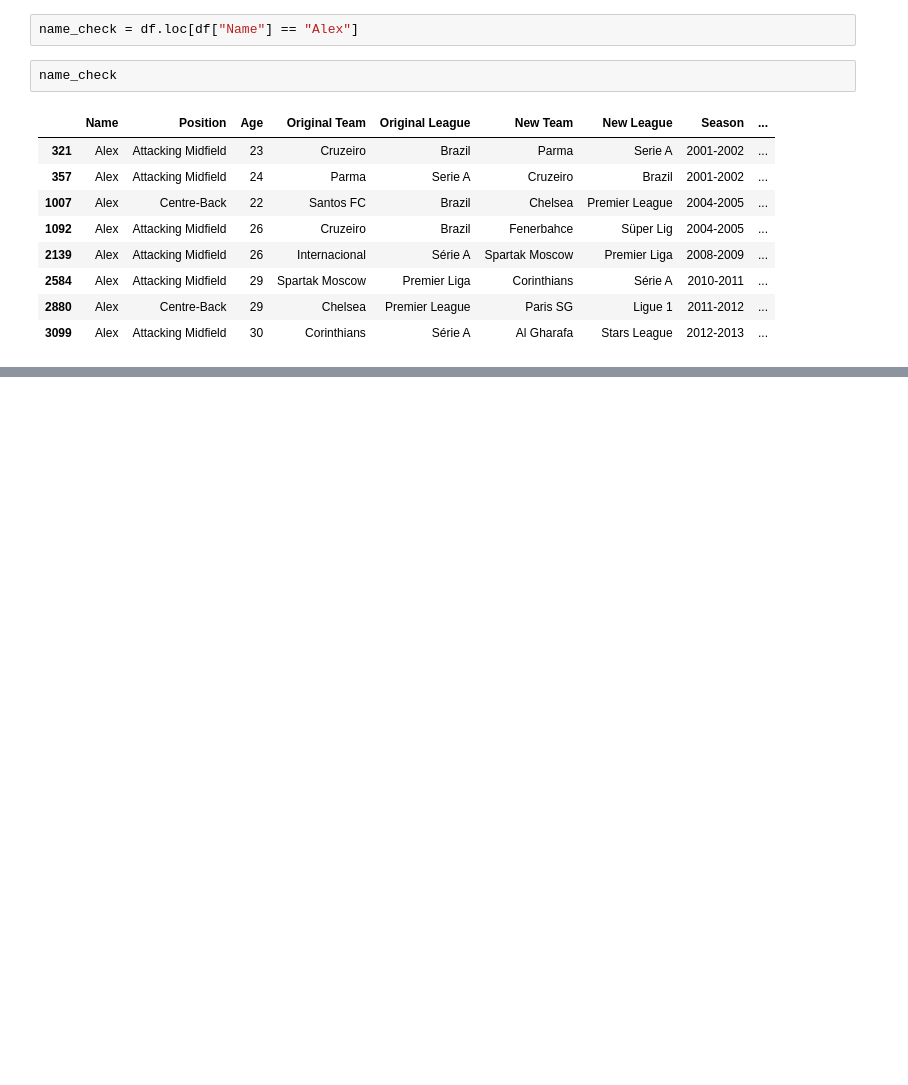
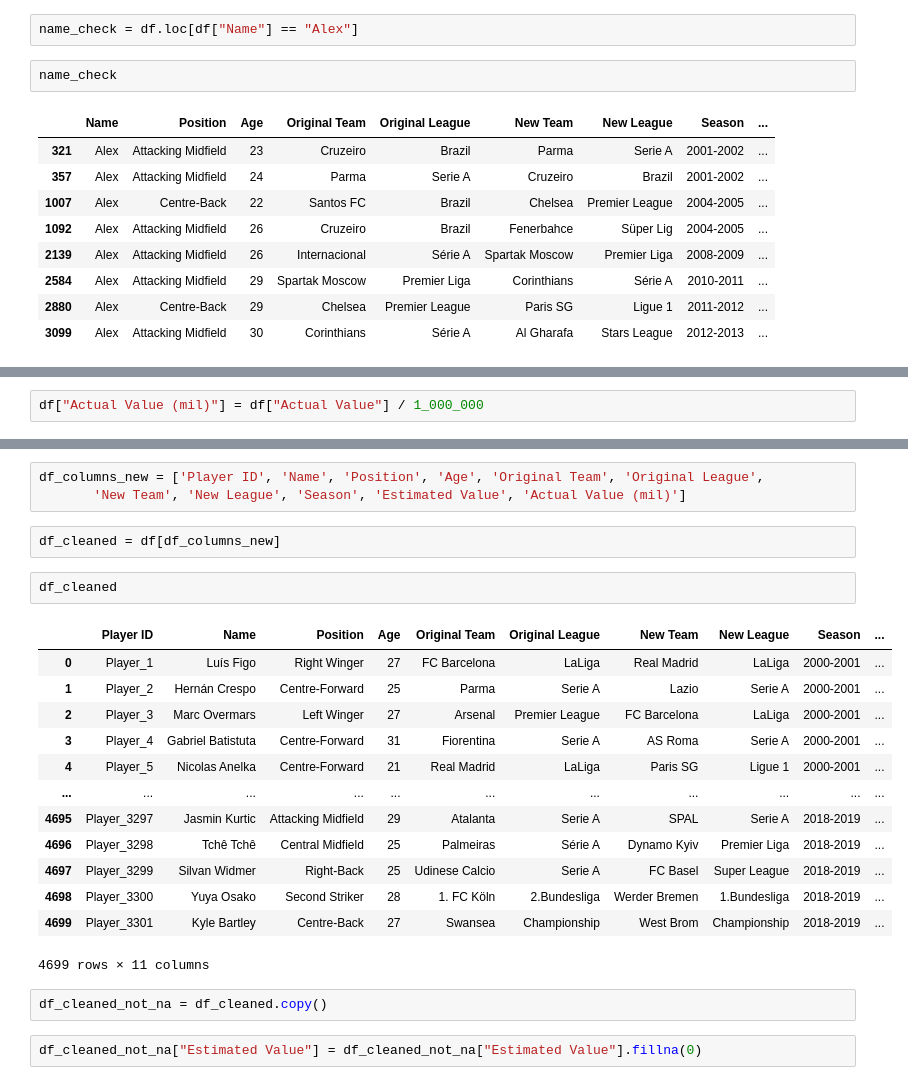
Before and after one commit to Tap4J/Csob, a Jupyter notebook: exploratory_analysis.ipynb, the cells around one changed output, grey strips where cells are left out. Drawn from its saved outputs; the diff is of its cells as text; blank space fills up the shorter version.

```diff
--- a/exploratory_analysis.ipynb
+++ b/exploratory_analysis.ipynb
@@ -231,0 +342,2 @@ player_check
+# %%
+df["Actual Value (mil)"] = df["Actual Value"] / 1_000_000
@@ -231,0 +367,25 @@ player_check
+# %%
+df_columns_new = ['Player ID', 'Name', 'Position', 'Age', 'Original Team', 'Original League',
+       'New Team', 'New League', 'Season', 'Estimated Value', 'Actual Value (mil)']
+# %%
+df_cleaned = df[df_columns_new]
+# %%
+df_cleaned
+# %% [output]
+|  | Player ID | Name | Position | Age | Original Team | Original League | New Team | New League | Season | ... |
+| 0 | Player_1 | Luís Figo | Right Winger | 27 | FC Barcelona | LaLiga | Real Madrid | LaLiga | 2000-2001 | ... |
+| 1 | Player_2 | Hernán Crespo | Centre-Forward | 25 | Parma | Serie A | Lazio | Serie A | 2000-2001 | ... |
+| 2 | Player_3 | Marc Overmars | Left Winger | 27 | Arsenal | Premier League | FC Barcelona | LaLiga | 2000-2001 | ... |
+| 3 | Player_4 | Gabriel Batistuta | Centre-Forward | 31 | Fiorentina | Serie A | AS Roma | Serie A | 2000-2001 | ... |
+| 4 | Player_5 | Nicolas Anelka | Centre-Forward | 21 | Real Madrid | LaLiga | Paris SG | Ligue 1 | 2000-2001 | ... |
+| ... | ... | ... | ... | ... | ... | ... | ... | ... | ... | ... |
+| 4695 | Player_3297 | Jasmin Kurtic | Attacking Midfield | 29 | Atalanta | Serie A | SPAL | Serie A | 2018-2019 | ... |
+| 4696 | Player_3298 | Tchê Tchê | Central Midfield | 25 | Palmeiras | Série A | Dynamo Kyiv | Premier Liga | 2018-2019 | ... |
+| 4697 | Player_3299 | Silvan Widmer | Right-Back | 25 | Udinese Calcio | Serie A | FC Basel | Super League | 2018-2019 | ... |
+| 4698 | Player_3300 | Yuya Osako | Second Striker | 28 | 1. FC Köln | 2.Bundesliga | Werder Bremen | 1.Bundesliga | 2018-2019 | ... |
+| 4699 | Player_3301 | Kyle Bartley | Centre-Back | 27 | Swansea | Championship | West Brom | Championship | 2018-2019 | ... |
+4699 rows × 11 columns
+# %%
+df_cleaned_not_na = df_cleaned.copy()
+# %%
+df_cleaned_not_na["Estimated Value"] = df_cleaned_not_na["Estimated Value"].fillna(0)
```
Also changed, not shown: parts of 28 cells of this notebook, 2 other files.
